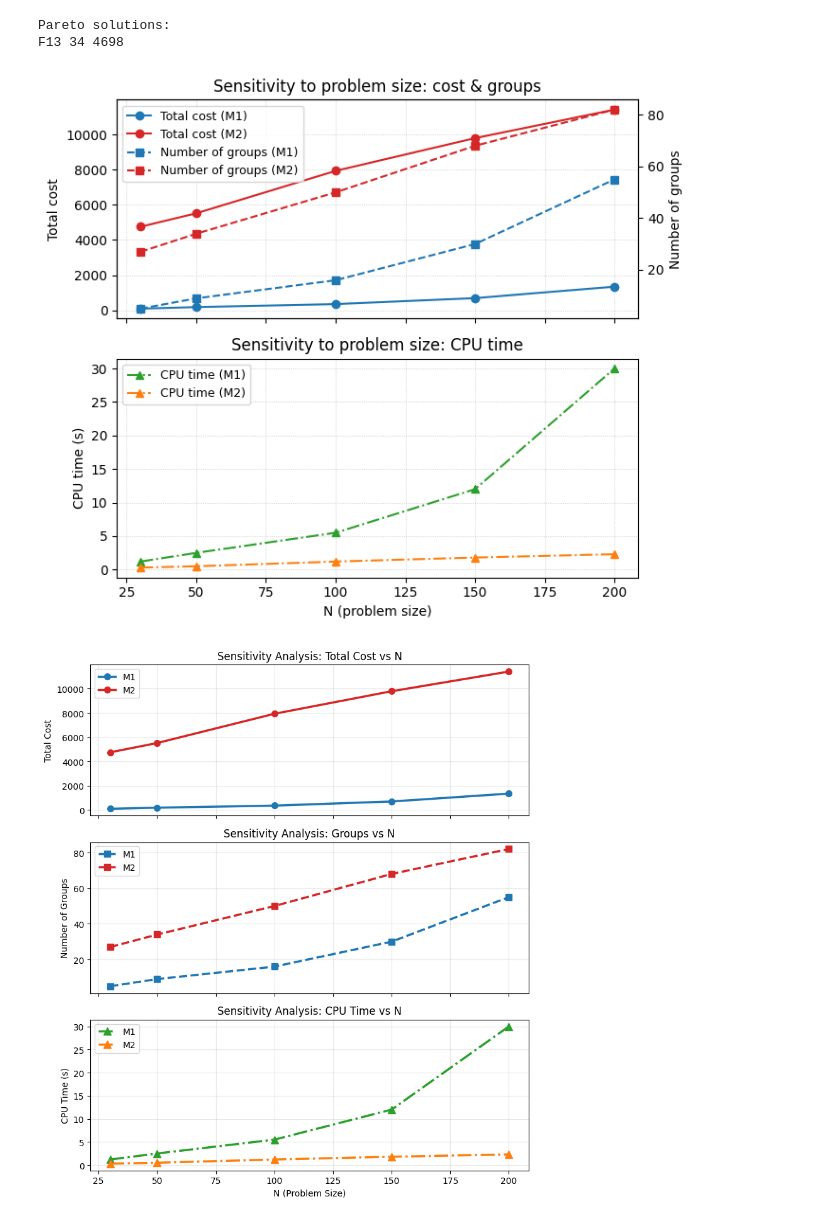
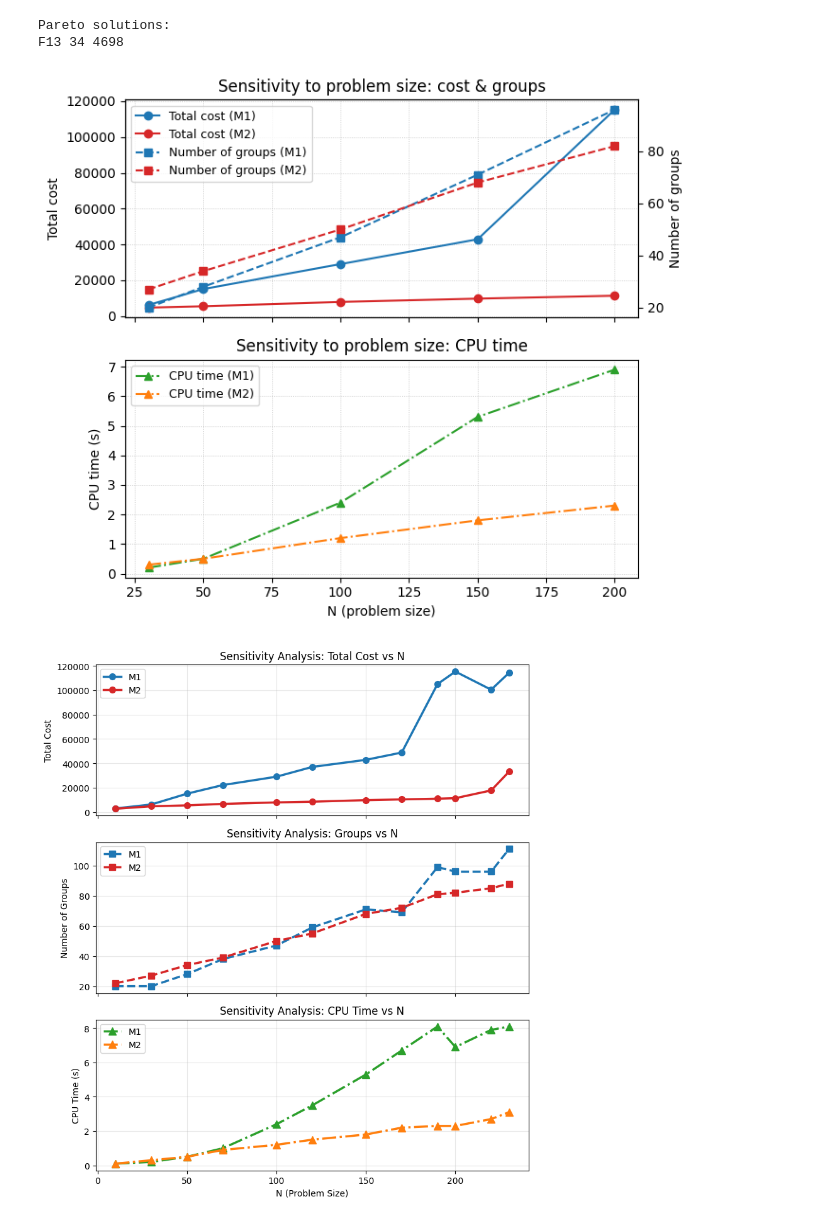
Before and after one commit to WenboWu322/RTE_SchedulingGrouping, a Jupyter notebook: Grouping_ObjCOST.ipynb, the cells around one changed output. Drawn from its saved outputs; the diff is of its cells as text; code cells hidden in the pictures.

```diff
--- a/Grouping_ObjCOST.ipynb
+++ b/Grouping_ObjCOST.ipynb
@@ -1639,7 +1674,7 @@ for s in pareto:
 Pareto solutions:
 F13 34 4698
 # %%
-# sensitivity analysis for problem size:
+# sensitivity analysis for problem size: N
 
 import matplotlib.pyplot as plt
 import numpy as np
@@ -1648,14 +1683,14 @@ import numpy as np
 N = np.array([30, 50, 100, 150, 200])
 
 # M1
-total_cost_M1 = np.array([100, 190, 360, 700, 1350])
-num_groups_M1 = np.array([5, 9, 16, 30, 55])
-cpu_time_M1   = np.array([1.2, 2.5, 5.5, 12.0, 30.0])  # 秒
+total_cost_M1 = np.array([6240, 15115, 29045, 42885, 115280])
+num_groups_M1 = np.array([20, 28, 47, 71, 96])
+cpu_time_M1   = np.array([0.2, 0.5, 2.4, 5.3, 6.9])
 
 # M2
 total_cost_M2 = np.array([4755, 5520, 7930, 9790, 11410])
 num_groups_M2 = np.array([27, 34, 50, 68, 82])
-cpu_time_M2   = np.array([0.3, 0.5, 1.2, 1.8, 2.3])    # 秒
+cpu_time_M2   = np.array([0.3, 0.5, 1.2, 1.8, 2.3])
 
 plt.rcParams["font.family"] = "DejaVu Sans"  # 若中文乱码可改成 "SimHei"
 
@@ -1718,24 +1753,24 @@ ax2.grid(True, which="both", linestyle=":", linewidth=0.6, alpha=0.7)
 fig.tight_layout()
 plt.show()
 # %% [output]
-[figure, old version]
+[figure, new version]
 # %%
-# sensitivity analysis for problem size:
+# sensitivity analysis for problem size: N
 import matplotlib.pyplot as plt
 import numpy as np
 
 # ===== 数据 =====
-N = np.array([30, 50, 100, 150, 200])
+N = np.array([10, 30, 50, 70, 100, 120, 150, 170, 190, 200, 220, 230])
 
 # M1
-total_cost_M1 = np.array([100, 190, 360, 700, 1350])
-num_groups_M1 = np.array([5, 9, 16, 30, 55])
-cpu_time_M1   = np.array([1.2, 2.5, 5.5, 12.0, 30.0])
+total_cost_M1 = np.array([3010, 6240, 15115, 22185, 29045, 37060, 42885, 48850, 105030, 115280, 100415, 114260])
+num_groups_M1 = np.array([20, 20, 28, 38, 47, 59, 71, 69, 99, 96, 96, 111])
+cpu_time_M1   = np.array([0.1, 0.2, 0.5, 1.0, 2.4, 3.5, 5.3, 6.7, 8.1, 6.9, 7.9, 8.1])
 
 # M2
-total_cost_M2 = np.array([4755, 5520, 7930, 9790, 11410])
-num_groups_M2 = np.array([27, 34, 50, 68, 82])
-cpu_time_M2   = np.array([0.3, 0.5, 1.2, 1.8, 2.3])
+total_cost_M2 = np.array([2725, 4755, 5520, 6730, 7930, 8535, 9790, 10435, 10995, 11410, 17780, 33195])
+num_groups_M2 = np.array([22, 27, 34, 39, 50, 55, 68, 72, 81, 82, 85, 88])
+cpu_time_M2   = np.array([0.1, 0.3, 0.5, 0.9, 1.2, 1.5, 1.8, 2.2, 2.3, 2.3, 2.7, 3.1])
 
 plt.rcParams["font.family"] = "DejaVu Sans"
 
@@ -1746,31 +1781,31 @@ fig, axes = plt.subplots(3, 1, figsize=(8, 9), sharex=True)
 axes[0].plot(N, total_cost_M1, "o-", color="#1f77b4", linewidth=2.5, markersize=7, label="M1")
 axes[0].plot(N, total_cost_M2, "o-", color="#d62728", linewidth=2.5, markersize=7, label="M2")
 axes[0].set_ylabel("Total Cost")
 axes[0].set_title("Sensitivity Analysis: Total Cost vs N")
 axes[0].legend(loc="upper left")
 axes[0].grid(True, alpha=0.3)
 
 # ========== 图2：Number of Groups ==========
 axes[1].plot(N, num_groups_M1, "s--", color="#1f77b4", linewidth=2.5, markersize=7, label="M1")
 axes[1].plot(N, num_groups_M2, "s--", color="#d62728", linewidth=2.5, markersize=7, label="M2")
 axes[1].set_ylabel("Number of Groups")
 axes[1].set_title("Sensitivity Analysis: Groups vs N")
 axes[1].legend(loc="upper left")
 axes[1].grid(True, alpha=0.3)
 
 # ========== 图3：CPU Time ==========
 axes[2].plot(N, cpu_time_M1, "^-.", color="#2ca02c", linewidth=2.5, markersize=8, label="M1")
 axes[2].plot(N, cpu_time_M2, "^-.", color="#ff7f0e", linewidth=2.5, markersize=8, label="M2")
 axes[2].set_xlabel("N (Problem Size)")
 axes[2].set_ylabel("CPU Time (s)")
 axes[2].set_title("Sensitivity Analysis: CPU Time vs N")
 axes[2].legend(loc="upper left")
 axes[2].grid(True, alpha=0.3)
 
 # 可选：CPU 对数轴看线性度
 # axes[2].set_yscale("log")
 
 plt.tight_layout()
 plt.show()
 # %% [output]
-[figure, old version]
+[figure, new version]
```
Also changed, not shown: parts of 16 cells of this notebook, 14 other files.
